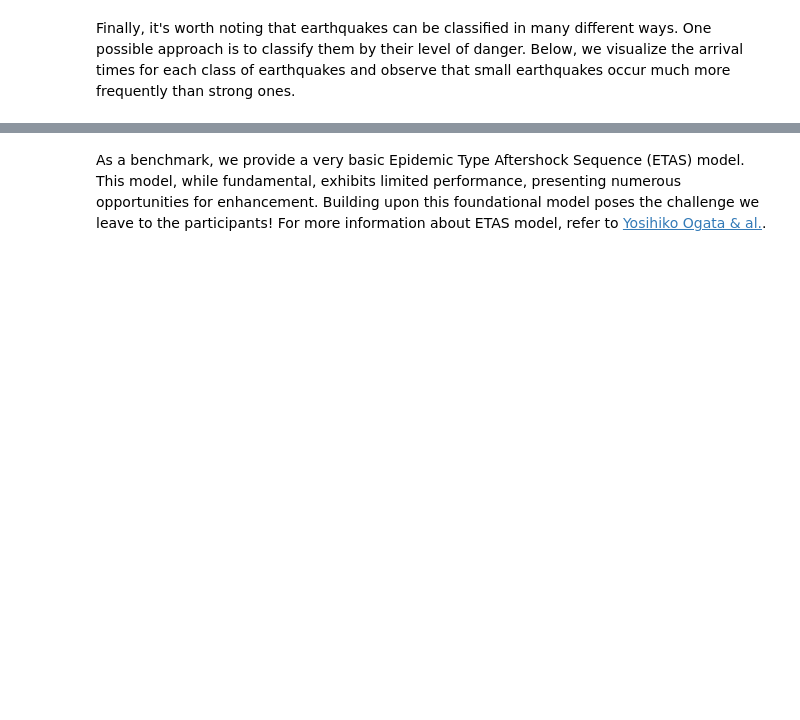
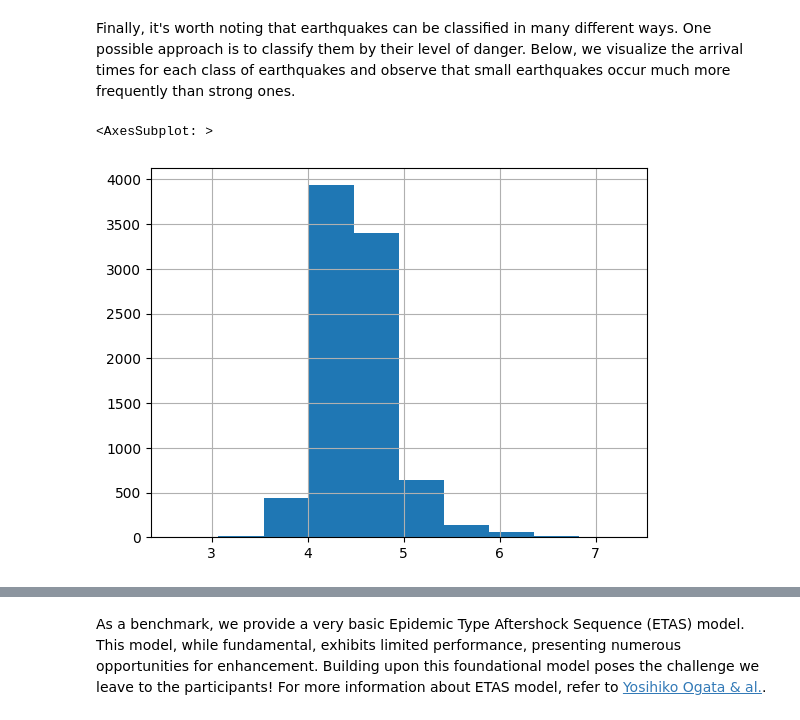
Before and after one commit to DaniloMarinho/Earthquake-generative-modelling, a Jupyter notebook: starting_kit.ipynb, the cells around one changed output, grey strips where cells are left out. Drawn from its saved outputs; the diff is of its cells as text; code cells hidden in the pictures; blank space fills up the shorter version.

```diff
--- a/starting_kit.ipynb
+++ b/starting_kit.ipynb
@@ -132,4 +161,9 @@ def classify_magnitude(magnitude):
         return 'very strong'
 
 data['Classification'] = data['Magnitude'].apply(classify_magnitude)
+# %%
+data["Magnitude"].hist()
+# %% [output]
+<AxesSubplot: >
+[figure, added]
 # %%
```
Also changed, not shown: parts of 14 cells of this notebook, 3 other files.
